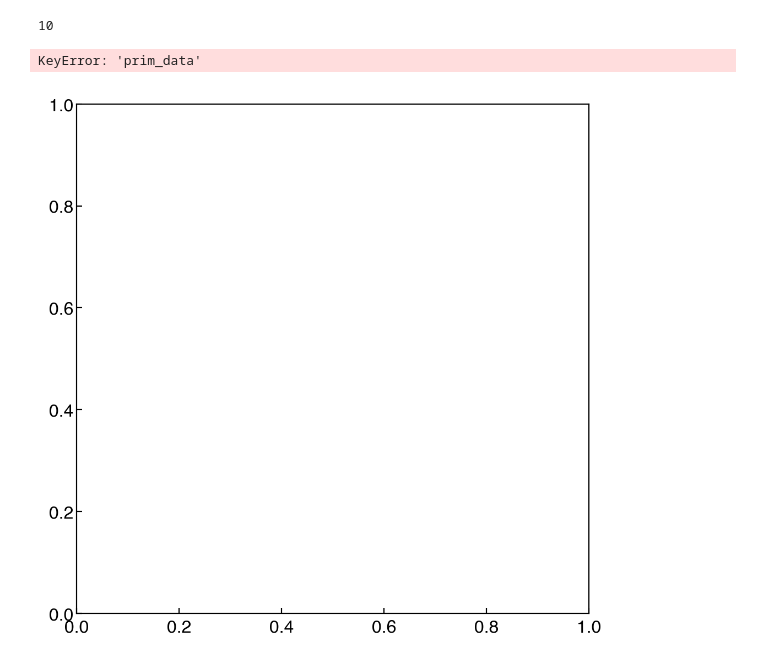
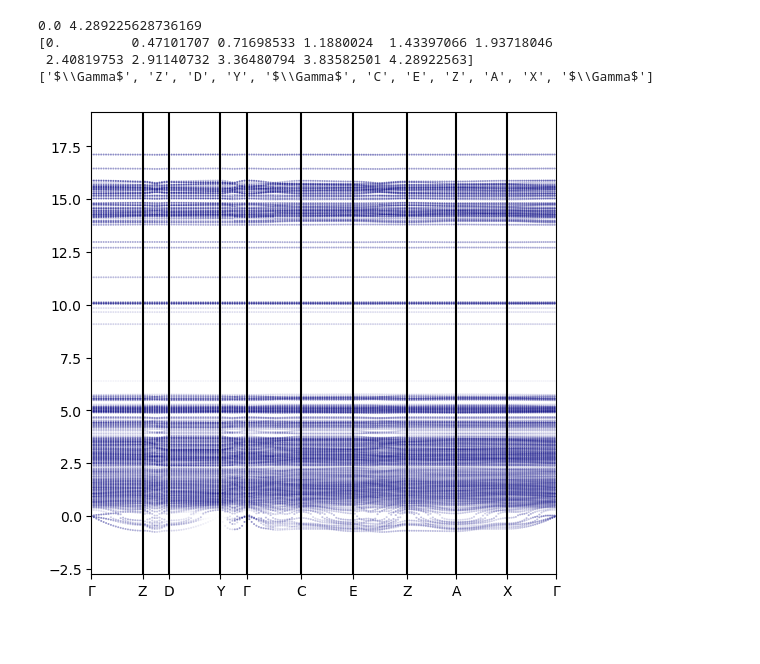
Before and after one commit to badw/puppy, a Jupyter notebook: notebooks/example2.ipynb, the cells around one changed output. Drawn from its saved outputs; the diff is of its cells as text; code cells hidden in the pictures; blank space fills up the shorter version.

```diff
--- a/notebooks/example2.ipynb
+++ b/notebooks/example2.ipynb
@@ -303,2 +594,0 @@ p_bs = data['prim_data']
-# %%
-labels = p_bs['label']
@@ -326,14 +595,47 @@ labels = p_bs['label']
-# %%
-len(datadict['data']['bs']['connections'])
-# %% [output]
-10
-# %%
-from sumo.plotting import sumo_base_style
-plt.style.use(sumo_base_style)
-fig,ax = plt.subplots(figsize=(6,6),dpi=200)
-pl.single_plot_with_weight(threshold=0.5,s=6,ax=ax,primitive_color='tab:blue',primitive_bs=False)
-ax.set_ylabel('Frequency (THz)')
-plt.savefig('../test.png')
-# %% [output]
-KeyError: 'prim_data'
-[figure, removed]
+# %%
+ import matplotlib.pyplot as plt
+from matplotlib.colors import Normalize
+from matplotlib import colors as mcolors
+import numpy as np
+import itertools as it
+def single_plot(pup,ax,threshold,s,primitive_bs=False):
+        ax = ax
+
+        labels = pup.prim_data['label']
+        #q_line = self.data[i]['prim_data']['qpts']
+        line = pup.prim_data['line']
+        pq =pup.prim_data['q']
+
+        uf = pup.unfolded_data['f']
+        wts = pup.unfolded_data['w']
+
+        norm = Normalize(vmin=0.0,vmax=np.max(wts))
+
+        qpts = [[q for x in range(len(uf[0]))] for q in pq]
+
+        col = [[mcolors.to_rgba([0.0,0.0,0.5],alpha=wts[w1][w2])
+                for w2 in range(len(wts[w1]))]
+               for w1 in range(len(wts))]
+
+        for j,q in enumerate(qpts):
+            ax.scatter(q,uf[j],c=col[j],s=s,edgecolor=None,linewidths=0,norm=norm)
+
+        formatted_labels = ['$\\Gamma$' if x == 'G' else x for x in labels]
+
+        print(np.min(pq),np.max(pq))
+        print(line)
+        ax.set_xlim(np.min(pq),np.max(pq))
+        ax.set_ylim(np.min(uf)-2,np.max(uf)+2)
+        ax.set_xticks(line)
+        ax.set_xticklabels(formatted_labels)
+        vline = [ax.axvline(x,color='k') for x in line[1:-1]]
+        print(formatted_labels)
+# %%
+fig,ax = plt.subplots(figsize=(6,6),dpi=100)
+single_plot(pup=pup,ax=ax,threshold=0.1,s=2)
+# %% [output]
+0.0 4.289225628736169
+[0.         0.47101707 0.71698533 1.1880024  1.43397066 1.93718046
+ 2.40819753 2.91140732 3.36480794 3.83582501 4.28922563]
+['$\\Gamma$', 'Z', 'D', 'Y', '$\\Gamma$', 'C', 'E', 'Z', 'A', 'X', '$\\Gamma$']
+[figure, added]
```
Also changed, not shown: parts of 25 cells of this notebook, 1 other file.
